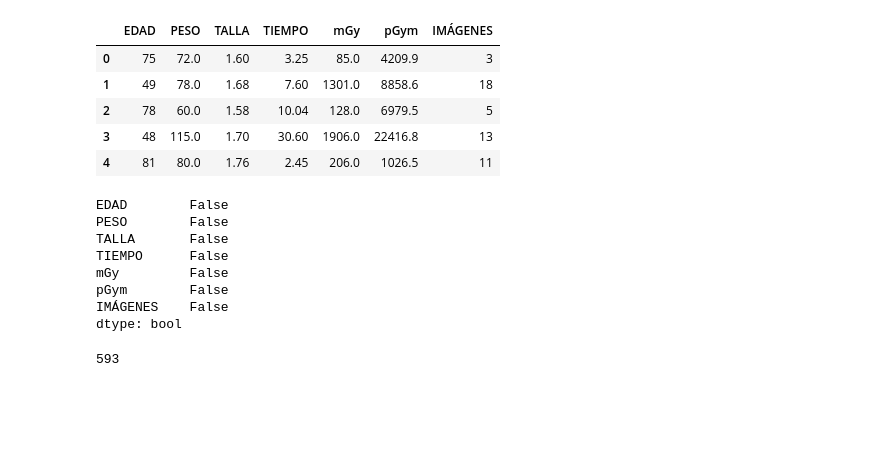
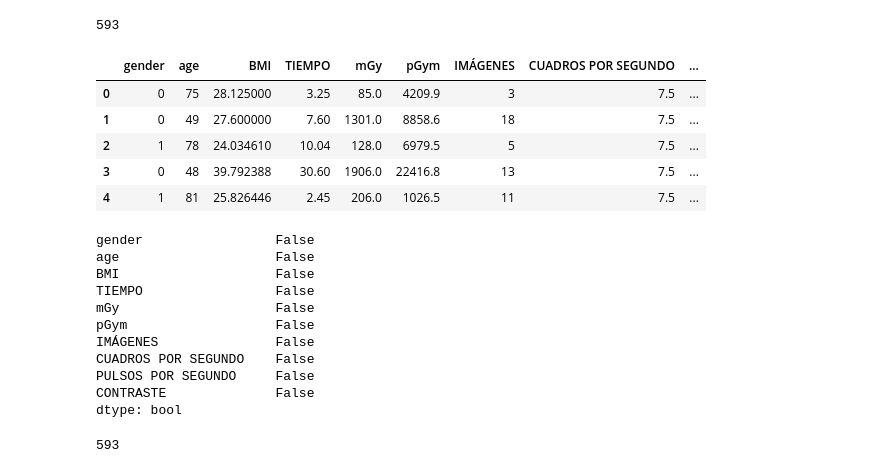
Before and after one commit to igomezv/cardio_dosis, a Jupyter notebook: PCA+kmeans.ipynb, the cells around one changed output. Drawn from its saved outputs; the diff is of its cells as text; code cells hidden in the pictures; blank space fills up the shorter version.

```diff
--- a/PCA+kmeans.ipynb
+++ b/PCA+kmeans.ipynb
@@ -12,10 +10,0 @@ file = "../cardio_dosis_data/CARDIOLOGIA DF_H.csv"
-# %%
-data = pd.read_csv(file, usecols={'EDAD','PESO', 'TALLA', 'TIEMPO','mGy','pGym', 'IMÁGENES'})
-data.head()
-# %% [output]
-|  | EDAD | PESO | TALLA | TIEMPO | mGy | pGym | IMÁGENES |
-| 0 | 75 | 72.0 | 1.60 | 3.25 | 85.0 | 4209.9 | 3 |
-| 1 | 49 | 78.0 | 1.68 | 7.60 | 1301.0 | 8858.6 | 18 |
-| 2 | 78 | 60.0 | 1.58 | 10.04 | 128.0 | 6979.5 | 5 |
-| 3 | 48 | 115.0 | 1.70 | 30.60 | 1906.0 | 22416.8 | 13 |
-| 4 | 81 | 80.0 | 1.76 | 2.45 | 206.0 | 1026.5 | 11 |
@@ -22,13 +13,29 @@ data.head()
+# %%
+#dataframe = pd.read_csv(file)
+dataframe = pd.read_csv(file, usecols={'age','BMI', 'gender', 'TIEMPO','mGy','pGym','IMÁGENES','CUADROS POR SEGUNDO','PULSOS POR SEGUNDO', 'CONTRASTE'})
+print(len(dataframe))
+dataframe.head()
+# %% [output]
+593
+|  | gender | age | BMI | TIEMPO | mGy | pGym | IMÁGENES | CUADROS POR SEGUNDO | ... |
+| 0 | 0 | 75 | 28.125000 | 3.25 | 85.0 | 4209.9 | 3 | 7.5 | ... |
+| 1 | 0 | 49 | 27.600000 | 7.60 | 1301.0 | 8858.6 | 18 | 7.5 | ... |
+| 2 | 1 | 78 | 24.034610 | 10.04 | 128.0 | 6979.5 | 5 | 7.5 | ... |
+| 3 | 0 | 48 | 39.792388 | 30.60 | 1906.0 | 22416.8 | 13 | 7.5 | ... |
+| 4 | 1 | 81 | 25.826446 | 2.45 | 206.0 | 1026.5 | 11 | 7.5 | ... |
 # %%
-type(data)
-data.isin(['NaN']).any()
+type(dataframe)
+dataframe.isin(['NaN']).any()
 # %% [output]
-EDAD        False
-PESO        False
-TALLA       False
-TIEMPO      False
-mGy         False
-pGym        False
-IMÁGENES    False
+gender                 False
+age                    False
+BMI                    False
+TIEMPO                 False
+mGy                    False
+pGym                   False
+IMÁGENES               False
+CUADROS POR SEGUNDO    False
+PULSOS POR SEGUNDO     False
+CONTRASTE              False
 dtype: bool
 # %%
```
Also changed, not shown: parts of 14 cells of this notebook, 3 other files.
